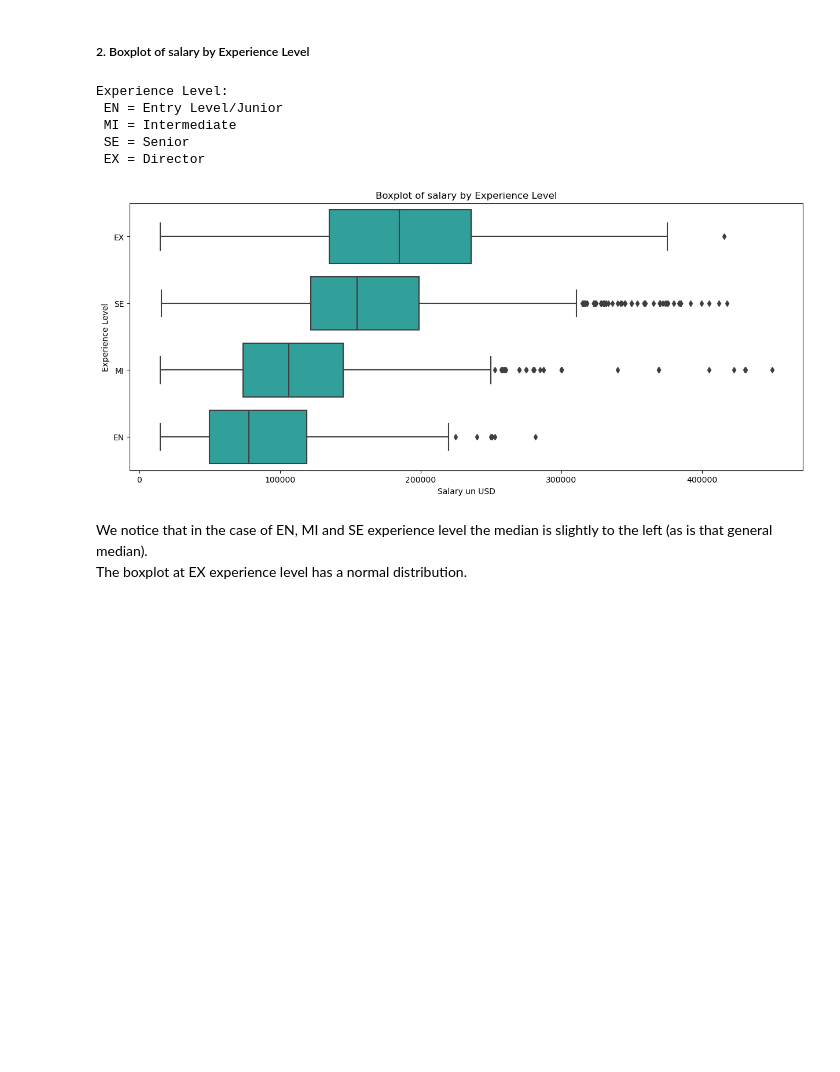
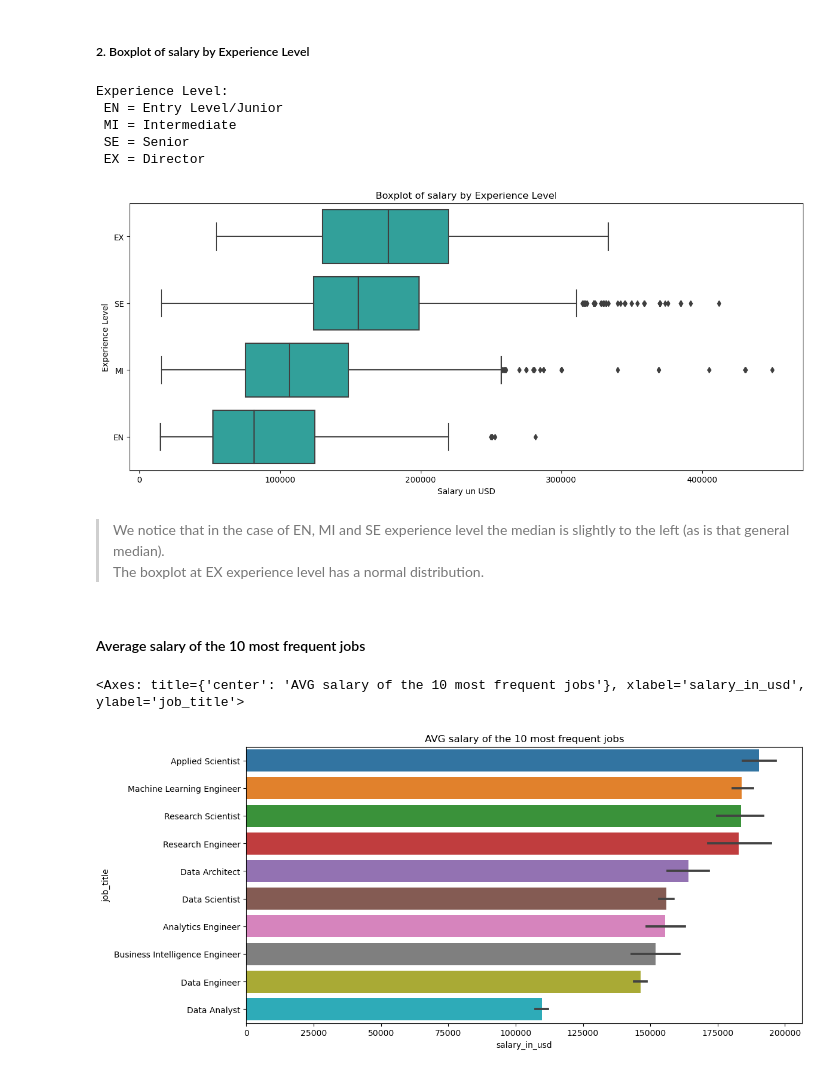
Before and after one commit to MayraVillarrubia/data-analysis, a Jupyter notebook: global_salaries_in_data/analysis_global_salaries.ipynb, the cells around one changed output. Drawn from its saved outputs; the diff is of its cells as text; code cells hidden in the pictures; blank space fills up the shorter version.

```diff
--- a/global_salaries_in_data/analysis_global_salaries.ipynb
+++ b/global_salaries_in_data/analysis_global_salaries.ipynb
@@ -94,7 +154,7 @@ The median is slightly to the left, so we can say that the distribution is posit
 ##### 2. Boxplot of salary by Experience Level
 # %%
 plt.figure(figsize=(15,6))
-sns.boxplot(x=data_salaries['salary_in_usd'], y= data_salaries['experience_level'], data=data_salaries, color='#20B2AA', order=['EX', 'SE', 'MI', 'EN'])
+sns.boxplot(x=subset_data_salaries['salary_in_usd'], y= subset_data_salaries['experience_level'], data=subset_data_salaries, color='#20B2AA', order=['EX', 'SE', 'MI', 'EN'])
 plt.xlabel('Salary un USD')
 plt.ylabel('Experience Level')
 plt.title('Boxplot of salary by Experience Level')
@@ -105,6 +165,19 @@ Experience Level:
  MI = Intermediate
  SE = Senior
  EX = Director
-[figure, old version]
+[figure, new version]
 # %% [markdown]
-We notice that in the case of EN, MI and SE experience level the median is slightly to the left (as is that general median). <br> The boxplot at EX experience level has a normal distribution.
+> We notice that in the case of EN, MI and SE experience level the median is slightly to the left (as is that general median). <br> The boxplot at EX experience level has a normal distribution.
+# %% [markdown]
+#### Average salary of the 10 most frequent jobs
+# %%
+plt.figure(figsize=(12,6))
+plt.title('AVG salary of the 10 most frequent jobs')
+plt.xlabel('Salary in USD')
+plt.ylabel('Job Title')
+order = list((subset_data_salaries.groupby(['job_title']).mean()).sort_values('salary_in_usd', ascending=False).index)
+
+sns.barplot(x=subset_data_salaries['salary_in_usd'], y=subset_data_salaries['job_title'], order=order)
+# %% [output]
+<Axes: title={'center': 'AVG salary of the 10 most frequent jobs'}, xlabel='salary_in_usd', ylabel='job_title'>
+[figure, added]
```
Also changed, not shown: parts of 18 cells of this notebook.
